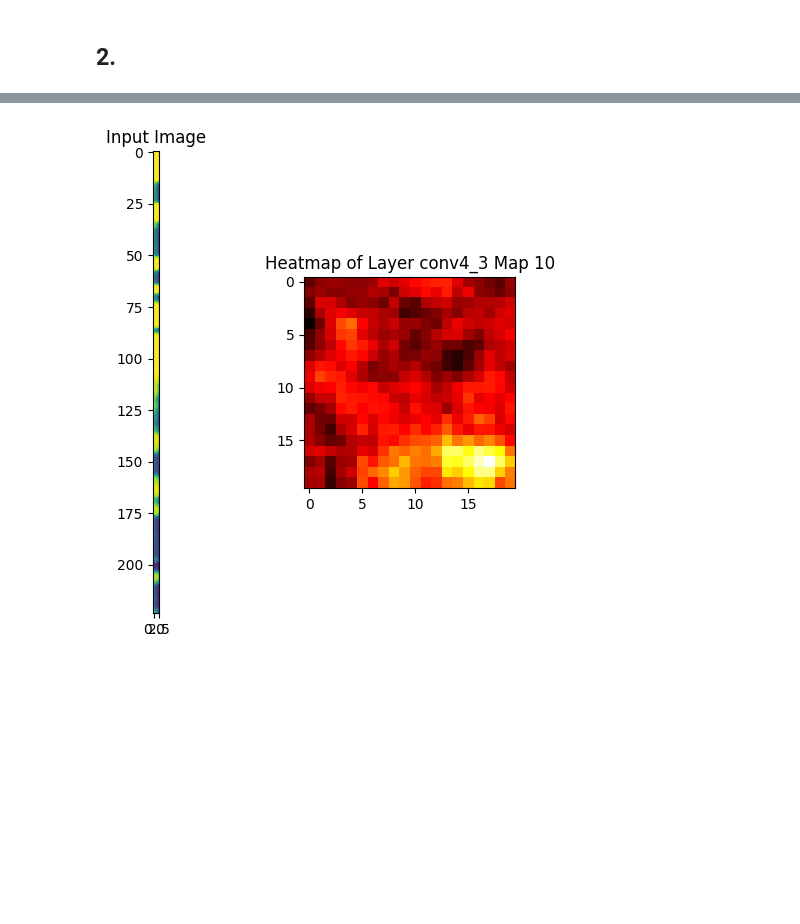
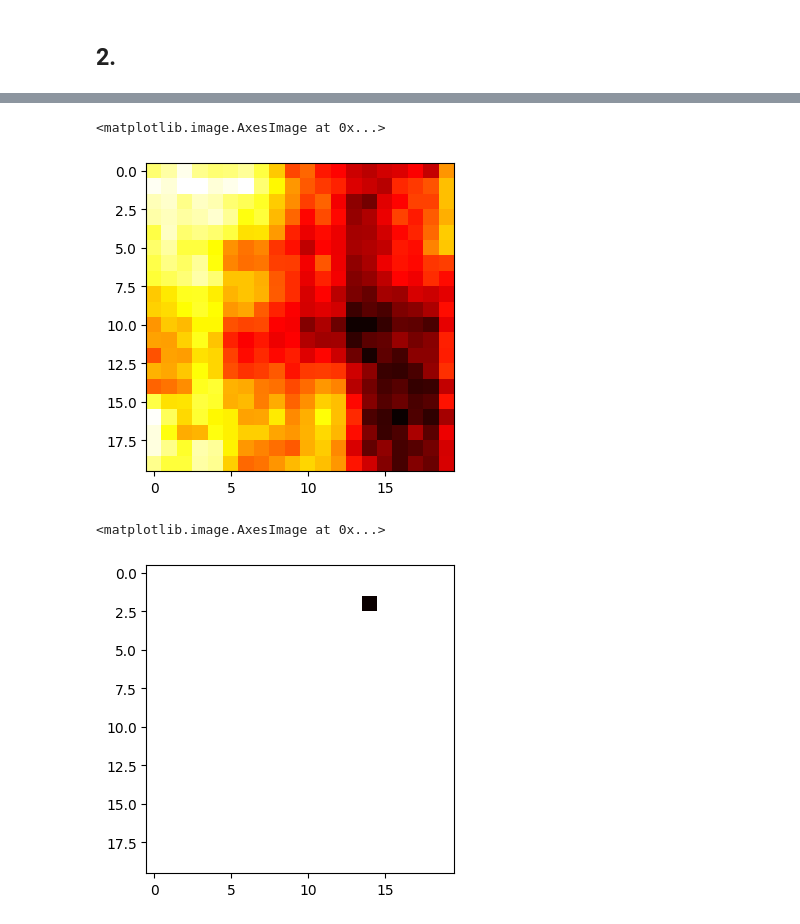
Before and after one commit to dmika1234/dl_uwr, a Jupyter notebook: Assignments/Assignment3/colab_run.ipynb, the cells around one changed output, grey strips where cells are left out. Cells and saved outputs as stored; diff of their text form; code cells hidden in the pictures; blank space fills up the shorter version.

```diff
--- a/Assignments/Assignment3/colab_run.ipynb
+++ b/Assignments/Assignment3/colab_run.ipynb
@@ -221,12 +202,16 @@ activation = vgg.layer_activations(img_torch, layer_name)
 # %%
-def generate_heatmap(img, x_dim, y_dim, layer_name, map_index):
+def generate_prob_heatmaps(vgg, img, id, x_dim, y_dim):
   heatmap = np.zeros((x_dim[1] - x_dim[0], y_dim[1] - y_dim[0]))
+  arg_prob_heatmap = np.zeros((x_dim[1] - x_dim[0], y_dim[1] - y_dim[0]))
   occlusion_iter = OcclusionIterator(img, x_dim=x_dim, y_dim=y_dim, occlusion_size=1)
   occlusion_iter_obj = iter(occlusion_iter)
   for i in range(y_dim[1] - y_dim[0]):
-    for j in range(x_dim[1] - x_dim[0]):
-      occluded_img = to_tensor(next(occlusion_iter_obj))
-      occluded_activation = vgg.layer_activations(occluded_img, layer_name)
-      heatmap[i, j] += to_np(occluded_activation[0, map_index].sum())
+      for j in range(x_dim[1] - x_dim[0]):
+          occluded_img = to_tensor(next(occlusion_iter_obj))
+          probs = to_np(vgg.probabilities(occluded_img))[0]
+          heatmap[i, j] += probs[id]
+          arg_prob_heatmap[i, j] += np.argmax(probs)
+          # print(np.argmax(probs))
   heatmap /= heatmap.max()
-  return heatmap
+  arg_prob_heatmap /= arg_prob_heatmap.max()
+  return heatmap, arg_prob_heatmap
@@ -235,9 +218,11 @@ heatmap = generate_heatmap(imgs[0], x_dim, y_dim, layer_name, map_index)
-# %%
-fig, (ax1, ax2) = plt.subplots(1, 2, figsize=(6, 6))
-ax1.imshow(img[0])
-ax1.set_title('Input Image')
-ax2.imshow(heatmap, cmap='hot')
-ax2.set_title('Heatmap of Layer {} Map {}'.format(layer_name, map_index))
-plt.show()
-# %% [output]
-[figure, removed]
+# %%
+heatmap, arg_heatmap = generate_prob_heatmaps(vgg, img, id, x_dim, y_dim)
+plt.imshow(heatmap, cmap='hot')
+# %% [output]
+<matplotlib.image.AxesImage at 0x...>
+[figure, added]
+# %%
+plt.imshow(arg_heatmap, cmap='hot')
+# %% [output]
+<matplotlib.image.AxesImage at 0x...>
+[figure, added]
```
Also changed, not shown: parts of 12 cells of this notebook.
